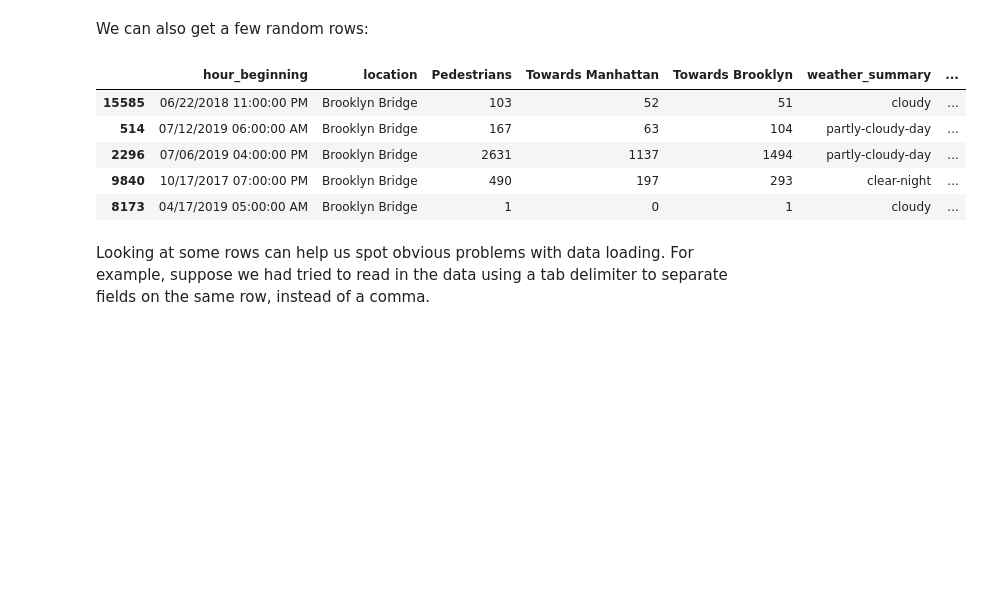
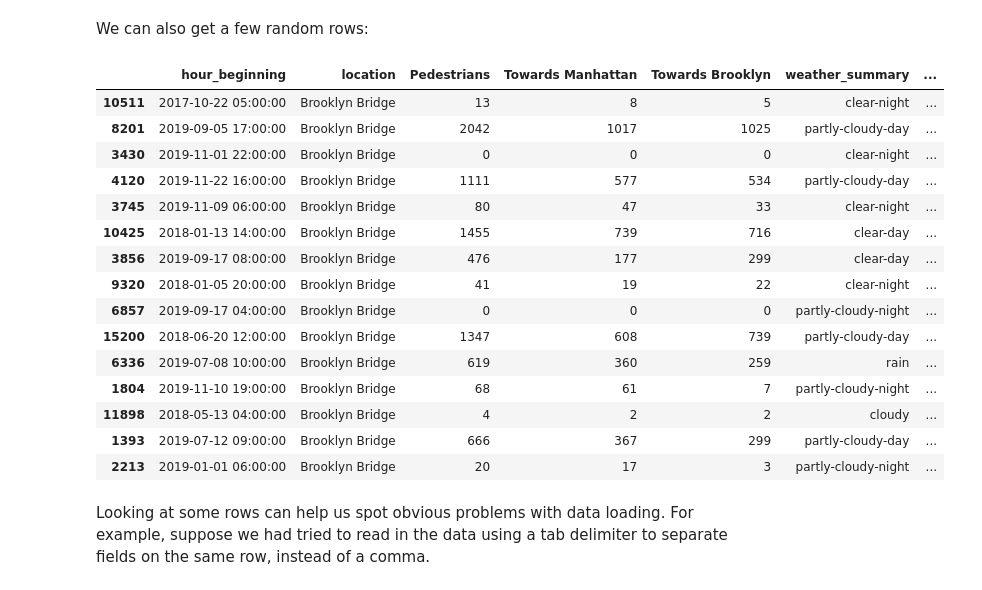
Before and after one commit to ZoeMcFife/5AHITM, a Jupyter notebook: INSY/Colab/#2024-10-10#/DataAnalysis.ipynb, the cells around one changed output. Drawn from its saved outputs; the diff is of its cells as text; code cells hidden in the pictures; blank space fills up the shorter version.

```diff
--- a/INSY/Colab/#2024-10-10#/DataAnalysis.ipynb
+++ b/INSY/Colab/#2024-10-10#/DataAnalysis.ipynb
@@ -237,14 +237,24 @@ df.tail()
 # %% [markdown]
 We can also get a few random rows:
 # %%
-df.sample(5)
+df.sample(15)
 # %% [output]
 |  | hour_beginning | location | Pedestrians | Towards Manhattan | Towards Brooklyn | weather_summary | ... |
-| 15585 | 06/22/2018 11:00:00 PM | Brooklyn Bridge | 103 | 52 | 51 | cloudy | ... |
-| 514 | 07/12/2019 06:00:00 AM | Brooklyn Bridge | 167 | 63 | 104 | partly-cloudy-day | ... |
-| 2296 | 07/06/2019 04:00:00 PM | Brooklyn Bridge | 2631 | 1137 | 1494 | partly-cloudy-day | ... |
-| 9840 | 10/17/2017 07:00:00 PM | Brooklyn Bridge | 490 | 197 | 293 | clear-night | ... |
-| 8173 | 04/17/2019 05:00:00 AM | Brooklyn Bridge | 1 | 0 | 1 | cloudy | ... |
+| 10511 | 2017-10-22 05:00:00 | Brooklyn Bridge | 13 | 8 | 5 | clear-night | ... |
+| 8201 | 2019-09-05 17:00:00 | Brooklyn Bridge | 2042 | 1017 | 1025 | partly-cloudy-day | ... |
+| 3430 | 2019-11-01 22:00:00 | Brooklyn Bridge | 0 | 0 | 0 | clear-night | ... |
+| 4120 | 2019-11-22 16:00:00 | Brooklyn Bridge | 1111 | 577 | 534 | partly-cloudy-day | ... |
+| 3745 | 2019-11-09 06:00:00 | Brooklyn Bridge | 80 | 47 | 33 | clear-night | ... |
+| 10425 | 2018-01-13 14:00:00 | Brooklyn Bridge | 1455 | 739 | 716 | clear-day | ... |
+| 3856 | 2019-09-17 08:00:00 | Brooklyn Bridge | 476 | 177 | 299 | clear-day | ... |
+| 9320 | 2018-01-05 20:00:00 | Brooklyn Bridge | 41 | 19 | 22 | clear-night | ... |
+| 6857 | 2019-09-17 04:00:00 | Brooklyn Bridge | 0 | 0 | 0 | partly-cloudy-night | ... |
+| 15200 | 2018-06-20 12:00:00 | Brooklyn Bridge | 1347 | 608 | 739 | partly-cloudy-day | ... |
+| 6336 | 2019-07-08 10:00:00 | Brooklyn Bridge | 619 | 360 | 259 | rain | ... |
+| 1804 | 2019-11-10 19:00:00 | Brooklyn Bridge | 68 | 61 | 7 | partly-cloudy-night | ... |
+| 11898 | 2018-05-13 04:00:00 | Brooklyn Bridge | 4 | 2 | 2 | cloudy | ... |
+| 1393 | 2019-07-12 09:00:00 | Brooklyn Bridge | 666 | 367 | 299 | partly-cloudy-day | ... |
+| 2213 | 2019-01-01 06:00:00 | Brooklyn Bridge | 20 | 17 | 3 | partly-cloudy-night | ... |
 # %% [markdown]
 Looking at some rows can help us spot obvious problems with data
 loading. For example, suppose we had tried to read in the data using a
```
Also changed, not shown: parts of 7 cells of this notebook.
